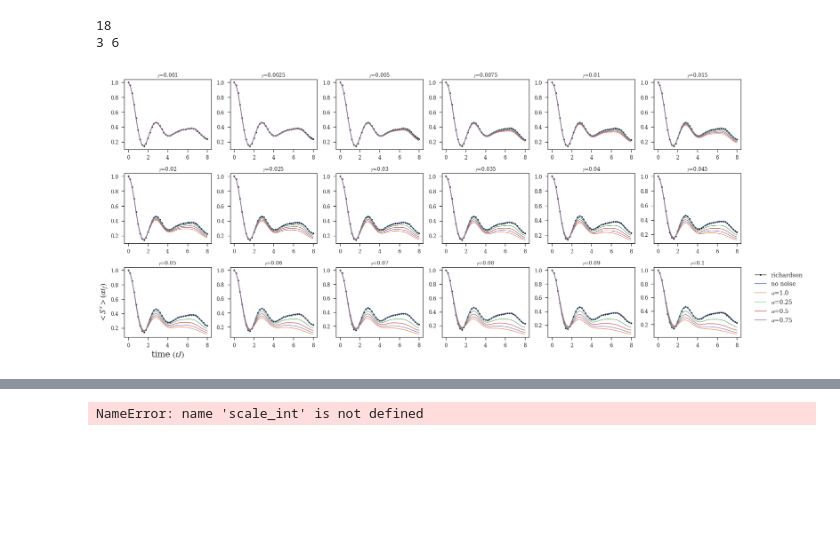
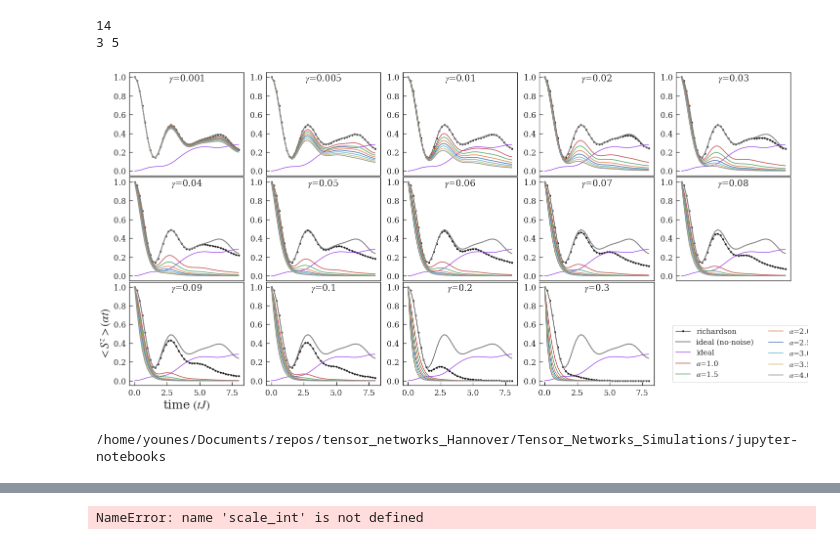
Before and after one commit to y-javanmard/Tensor_Networks_Simulations, a Jupyter notebook: jupyter-notebooks/ZNE-analyse.ipynb, the cells around one changed output, grey strips where cells are left out. Saved outputs shown, nothing was run; the diff lists cells and outputs as text; code cells hidden in the pictures; blank space fills up the shorter version.

```diff
--- a/jupyter-notebooks/ZNE-analyse.ipynb
+++ b/jupyter-notebooks/ZNE-analyse.ipynb
@@ -57,9 +61,9 @@ dt = 0.005
 t_f = 8
 scale = 1
 total_steps = int(t_f/(scale*dt))
-L = 20
-chi_max = 100
-path = path_bf
+L = 32
+chi_max = 200
+path = path_dep
 #cPickle_off = open(Path('data_L10_chi32')/f'mxs_{model}_L-{L}_chi-{chi_max}_scale-{1}_gamma-{0}.pickle', "rb")
 cPickle_off = open(path/f'subdata_TFIChain_{L}_{chi_max}'/f'mxs_scale-{1.0}_gamma-{0.0}.pickle', "rb")
 dta = cPickle.load(cPickle_off)
@@ -90,9 +105,12 @@ markers = itertools.cycle(('o','s' ,'d', 'P', 'X', 'D', 'v', '<', '>', '^'))
 # %%
 data = {}
 #scale_list = [1.0, 1.25, 1.5, 1.75, 2]#, 2.25, 2.5, 2.75, 3.0, 3.25, 3.5, 3.75, 4.0]
-scale_list = [1.0, 0.25, 0.5, 0.75]#, 2.0, 2.5, 3.0, 3.5, 4.0]
+scale_list = [1.0, 1.5, 2.0, 2.5, 3.0,3.5, 4.0]#, 1.5,  2.0, 2.5, 3.0, 3.5, 4.0]#, 2.0, 2.5, 3.0, 3.5, 4.0]
+#scale_list = [0.25, 0.5, 0.75, 1.0]
 gamma_list = [0.001, 0.0025, 0.005, 0.0075, 0.01, 0.015, 0.02, 0.025, 0.03, 0.035, 0.04, 0.045, 0.05, 0.06, 0.07, 0.08, 0.09, 0.1]
 #gamma_list = [0.001, 0.005, 0.01, 0.02, 0.05]#[0.001, 0.0025, 0.005, 0.0075, 0.01, 0.015, 0.02, 0.03, 0.05, 0.1, 0.25, 0.5]#[0.001, 0.0025, 0.005, 0.0075, 0.01, 0.015, 0.02, 0.03, 0.01, 0.05, 0.1, 0.25, 0.5]
-
+gamma_list = [0.001, 0.005, 0.01, 0.02, 0.03, 0.04, 0.05, 0.06, 0.07, 0.08, 0.09, 0.1, 0.2, 0.3]
 len_gamma = len(gamma_list)
 colors = get_colors(len_gamma)
+colors = sns.color_palette(n_colors=len_gamma, palette="deep")[::-1]
+colors
@@ -158,58 +173,71 @@ for gamma in gamma_list:
 # %%
 #fig, ax = plt.subplots(nrows=1, ncols=1, figsize=(10,8))
+color_cycle = plt.rcParams['axes.prop_cycle']()
 # %%
 import seaborn as sns
-sns.set_theme(style="ticks")
+sns.set_theme(style="ticks",)
 
 figure_styling()
 data = {}
 #scale_list = [1, 1.25, 1.5, 1.75, 2, 2.25, 2.5, 2.75, 3.0, 3.25, 3.5, 3.75, 4.0]
 #gamma_list = [0.001, 0.0025, 0.005, 0.0075, 0.01, 0.015, 0.02, 0.03, 0.01, 0.05, 0.1, 0.25, 0.5]
 print(len(gamma_list))
 nrows = 3
-ncols = int(len(gamma_list)/nrows)#+1
+ncols = int(len(gamma_list)/nrows)+1
 print(nrows, ncols)
 
-fig, ax = plt.subplots(nrows=nrows, ncols=ncols, figsize=(24,10), constrained_layout=True)
+fig, ax = plt.subplots(nrows=nrows, ncols=ncols, figsize=(20,10), constrained_layout=False)
 m=0
+
 for i, gamma in enumerate(gamma_list):
     g = True
     m = np.floor_divide(i,ncols)
     n = np.mod(i,ncols)
     #print(m,n)
 
     for j, scale in enumerate(scale_list):
 
         if g:
-            ax[m][n].plot(np.array(tss[f"ts_gamma{gamma}_scale{scale}"]),yout_richadson_mx[f"{gamma}"], marker="o", ms=3, color = "k",label="richardson" )
-            #ax[m][n].plot(np.array(tss[f"ts_gamma{gamma}_scale{scale}"]),yout_richadson_mz[f"{gamma}"], marker="o", ms=3, color = "k",label="richardson" )
-            ax[m][n].plot(ts0, data_mx0, label="no noise")
-            #ax[m][n].plot(ts0, data_mz0, label="no noise")
+            line_rich = ax[m][n].plot(np.array(tss[f"ts_gamma{gamma}_scale{scale}"]),yout_richadson_mx[f"{gamma}"], marker="o", ms=3, color = "k",label="richardson" )
+            #ax[m][n].plot(np.array(tss[f"ts_gamma{gamma}_scale{scale}"]),yout_richadson_mz[f"{gamma}"],marker="o", ms=3, color = "k",label="richardson" )
+            line_nonoise = ax[m][n].plot(ts0, data_mx0, lw = 2, color = '#808080',label="ideal (no-noise)")
+            ax[m][n].plot(ts0, data_mz0, color="#8A2BE2",label="ideal")
             ax[m][n].set_title(fr"$\gamma$={gamma}")
-            ax[m][n].tick_params(axis='both', which='major', labelsize=12)
+            ax[m][n].tick_params(axis='both', direction="in", which='major', labelsize=16)
             ax[m][n].tick_params(axis='both', which='minor', labelsize=8)
-
             g=False
-        ax[m][n].plot(np.array(tss[f"ts_gamma{gamma}_scale{scale}"]), np.array(mx_in[f"gamma={gamma}_scale={scale}"]), marker = "", ms=1, label=fr"$\alpha$={scale}")
-        #ax[m][n].plot(np.array(tss[f"ts_gamma{gamma}_scale{scale}"]), np.array(mz_in[f"gamma={gamma}_scale={scale}"]), marker = "", ms=1, label=fr"$\alpha$={scale}")
-        ax[m][n].set_title(fr"$\gamma$={gamma}")
+        line = ax[m][n].plot(np.array(tss[f"ts_gamma{gamma}_scale{scale}"]), np.array(mx_in[f"gamma={gamma}_scale={scale}"]), color=colors[j], lw=1.5,marker = "", ms=1, label=fr"$\alpha$={scale}")
+        #ax[m][n].plot(np.array(tss[f"ts_gamma{gamma}_scale{scale}"]), np.array(mz_in[f"gamma={gamma}_scale={scale}"]), color=colors[j], marker = "", ms=1, label=fr"$\alpha$={scale}")
+        ax[m][n].set_title(fr"$\gamma$={gamma}", fontsize=18,  y=1.0, pad=-18)
         #ax[m][n].set_ylim(0.2,1)
         if n!=0:
             pass
             #ax[m][n].axes.yaxis.set_visible(False)
         if m != 2:
-            #ax[m][n].axes.xaxis.set_visible(False)
-            pass
+            ax[m][n].axes.xaxis.set_visible(False)
+            #pass
 #for i in range(6):
 #    ax[2][i].set_xticks(range(0,9,2))
+#ax[0][0].set_ylim(0.2,0.4)
+ax[2][0].set_xlabel(fr"time $(tJ)$", fontsize=24)
+ax[2][0].set_ylabel(fr"$<S^z>(\alpha t)$", fontsize=24)
 
-ax[2][0].set_xlabel(fr"time $(tJ)$", fontsize=20)
-ax[2][0].set_ylabel(fr"$<S^x>(\alpha t_{{f}})$", fontsize=20)
+lines, labels = ax[2][0].get_legend_handles_labels()
 
-plt.legend(bbox_to_anchor=[1.1, 1],ncol=1, frameon=False, fontsize=14)
-plt.tight_layout()
-plt.savefig(f"plot_bitflip_sx_{L}_chi_{chi_max}.pdf")
+fig.legend(lines, labels, loc = (0.81,0.095), ncol=2,fontsize=15)
+
+
+
+ax = trim_axs(ax, len(gamma_list))
+
+plt.tight_layout(h_pad=0, )
+plt.savefig(f"plot_depolarize_sz_{L}_chi_{chi_max}.png")
 # %% [output]
-18
-3 6
+14
+3 5
-[figure, old version]
+[figure, new version]
+# %%
+import os
+print(os.getcwd())
+# %% [output]
+/home/younes/Documents/repos/tensor_networks_Hannover/Tensor_Networks_Simulations/jupyter-notebooks
```
Also changed, not shown: parts of 9 cells of this notebook, 18 other files.
